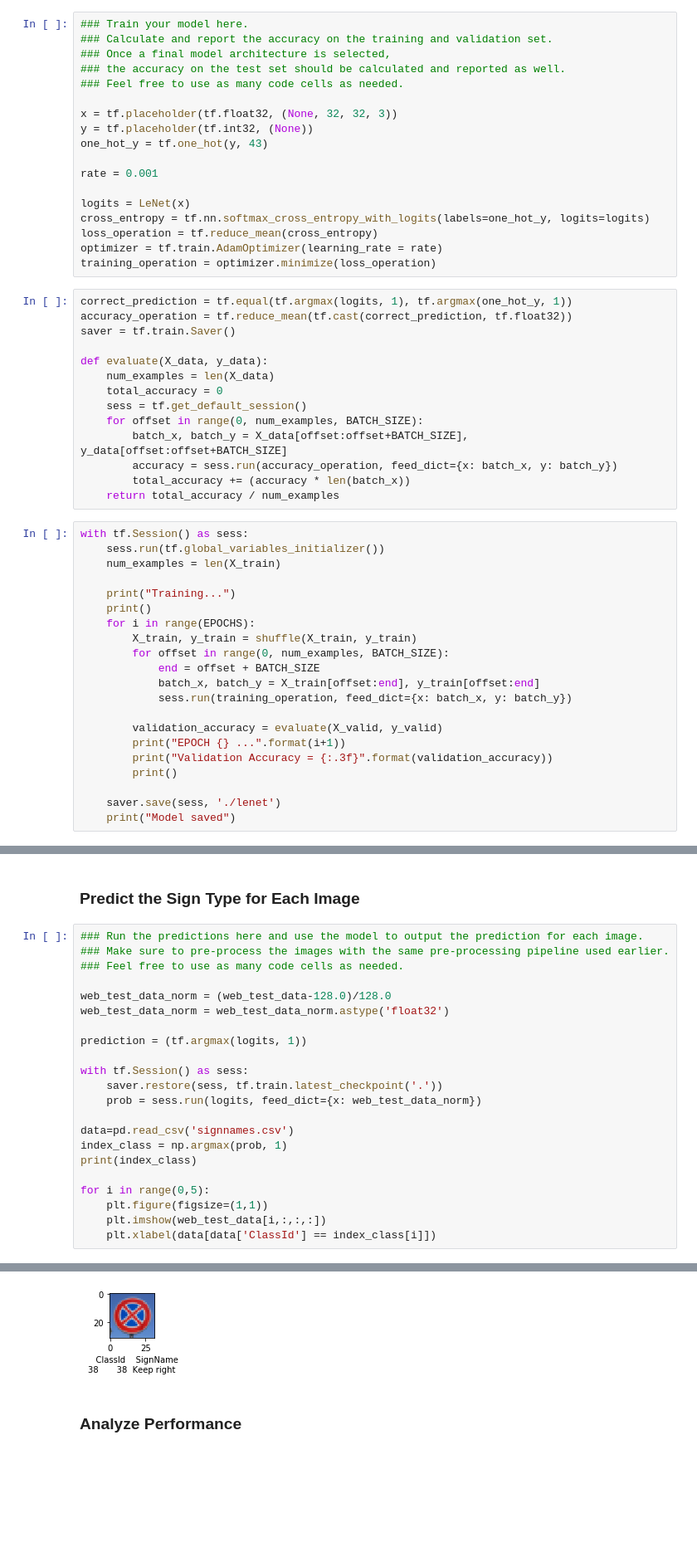
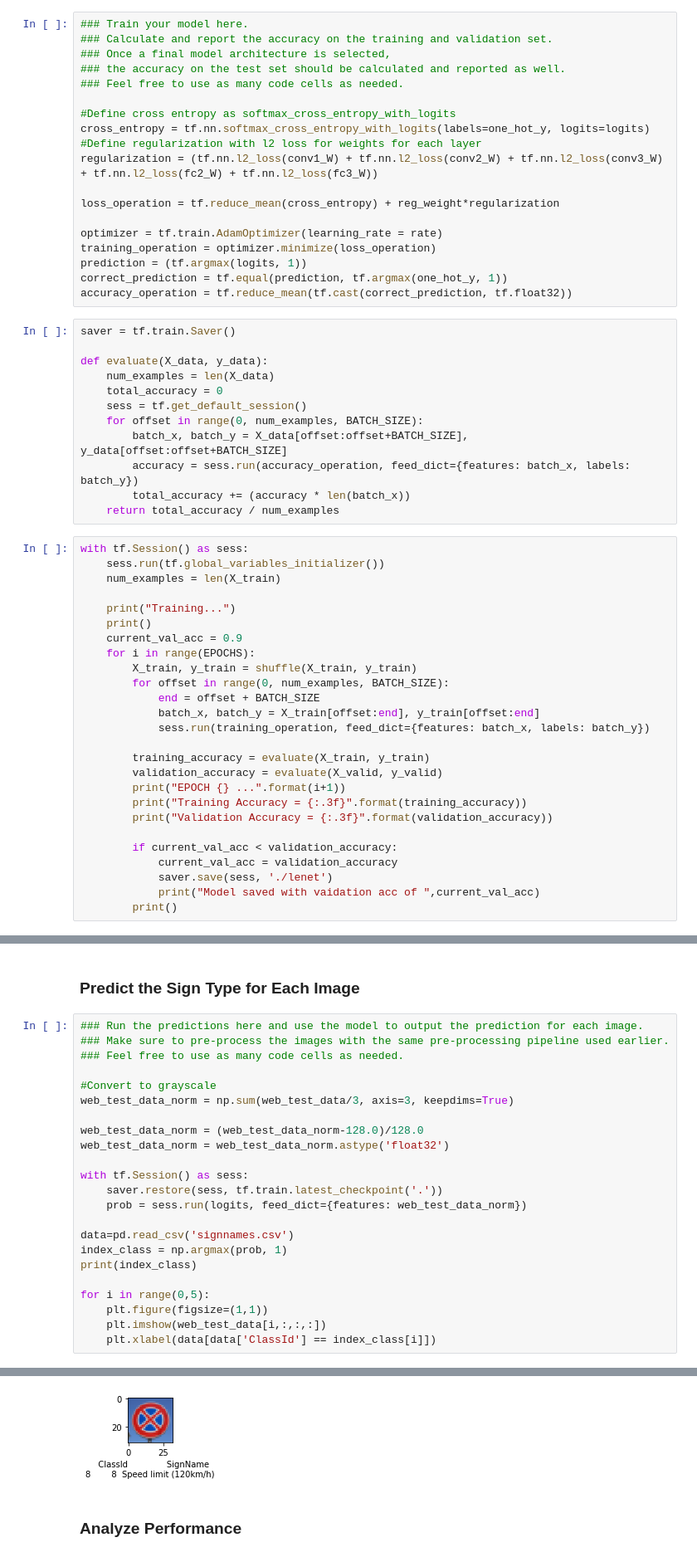
Before and after one commit to sankalpdayal/carnd_term1_p2, a Jupyter notebook: Traffic_Sign_Classifier.ipynb, the cells around one changed output, grey strips where cells are left out. Shown at 83% size. Cells and saved outputs as stored; diff of their text form; blank space fills up the shorter version.

Commit message:
Updating python notebook with new model. Creating HTML equivalent of it.

```diff
--- a/Traffic_Sign_Classifier.ipynb
+++ b/Traffic_Sign_Classifier.ipynb
@@ -239,20 +372,19 @@ sets imply underfitting. A high accuracy on the training set but low accuracy on
 ### the accuracy on the test set should be calculated and reported as well.
 ### Feel free to use as many code cells as needed.
 
-x = tf.placeholder(tf.float32, (None, 32, 32, 3))
-y = tf.placeholder(tf.int32, (None))
-one_hot_y = tf.one_hot(y, 43)
+#Define cross entropy as softmax_cross_entropy_with_logits
+cross_entropy = tf.nn.softmax_cross_entropy_with_logits(labels=one_hot_y, logits=logits)
+#Define regularization with l2 loss for weights for each layer
+regularization = (tf.nn.l2_loss(conv1_W) + tf.nn.l2_loss(conv2_W) + tf.nn.l2_loss(conv3_W) + tf.nn.l2_loss(fc2_W) + tf.nn.l2_loss(fc3_W))
 
-rate = 0.001
+loss_operation = tf.reduce_mean(cross_entropy) + reg_weight*regularization
 
-logits = LeNet(x)
-cross_entropy = tf.nn.softmax_cross_entropy_with_logits(labels=one_hot_y, logits=logits)
-loss_operation = tf.reduce_mean(cross_entropy)
 optimizer = tf.train.AdamOptimizer(learning_rate = rate)
 training_operation = optimizer.minimize(loss_operation)
+prediction = (tf.argmax(logits, 1))
+correct_prediction = tf.equal(prediction, tf.argmax(one_hot_y, 1))
+accuracy_operation = tf.reduce_mean(tf.cast(correct_prediction, tf.float32))
 # %%
-correct_prediction = tf.equal(tf.argmax(logits, 1), tf.argmax(one_hot_y, 1))
-accuracy_operation = tf.reduce_mean(tf.cast(correct_prediction, tf.float32))
 saver = tf.train.Saver()
 
 def evaluate(X_data, y_data):
@@ -261,7 +393,7 @@ def evaluate(X_data, y_data):
     sess = tf.get_default_session()
     for offset in range(0, num_examples, BATCH_SIZE):
         batch_x, batch_y = X_data[offset:offset+BATCH_SIZE], y_data[offset:offset+BATCH_SIZE]
-        accuracy = sess.run(accuracy_operation, feed_dict={x: batch_x, y: batch_y})
+        accuracy = sess.run(accuracy_operation, feed_dict={features: batch_x, labels: batch_y})
         total_accuracy += (accuracy * len(batch_x))
     return total_accuracy / num_examples
 # %%
@@ -271,20 +403,25 @@ with tf.Session() as sess:
 
     print("Training...")
     print()
+    current_val_acc = 0.9
     for i in range(EPOCHS):
         X_train, y_train = shuffle(X_train, y_train)
         for offset in range(0, num_examples, BATCH_SIZE):
             end = offset + BATCH_SIZE
             batch_x, batch_y = X_train[offset:end], y_train[offset:end]
-            sess.run(training_operation, feed_dict={x: batch_x, y: batch_y})
+            sess.run(training_operation, feed_dict={features: batch_x, labels: batch_y})
 
+        training_accuracy = evaluate(X_train, y_train)
         validation_accuracy = evaluate(X_valid, y_valid)
         print("EPOCH {} ...".format(i+1))
+        print("Training Accuracy = {:.3f}".format(training_accuracy))
         print("Validation Accuracy = {:.3f}".format(validation_accuracy))
+
+        if current_val_acc < validation_accuracy:
+            current_val_acc = validation_accuracy
+            saver.save(sess, './lenet')
+            print("Model saved with vaidation acc of ",current_val_acc)
         print()
-
-    saver.save(sess, './lenet')
-    print("Model saved")
 # %% [output]
 Training...
 
@@ -349,14 +486,15 @@ plt.imshow(web_test_data[4,:,:,:])
 ### Make sure to pre-process the images with the same pre-processing pipeline used earlier.
 ### Feel free to use as many code cells as needed.
 
-web_test_data_norm = (web_test_data-128.0)/128.0
+#Convert to grayscale
+web_test_data_norm = np.sum(web_test_data/3, axis=3, keepdims=True)
+
+web_test_data_norm = (web_test_data_norm-128.0)/128.0
 web_test_data_norm = web_test_data_norm.astype('float32')
-
-prediction = (tf.argmax(logits, 1))
 
 with tf.Session() as sess:
     saver.restore(sess, tf.train.latest_checkpoint('.'))
-    prob = sess.run(logits, feed_dict={x: web_test_data_norm})
+    prob = sess.run(logits, feed_dict={features: web_test_data_norm})
 
 data=pd.read_csv('signnames.csv')
 index_class = np.argmax(prob, 1)
@@ -372,8 +510,8 @@ INFO:tensorflow:Restoring parameters from .\lenet
 [figure]
 [figure]
 [figure]
 [figure]
-[figure, old version]
+[figure, new version]
 # %% [markdown]
 ### Analyze Performance
 # %%
```
Also changed, not shown: parts of 13 cells of this notebook, 1 other file.
